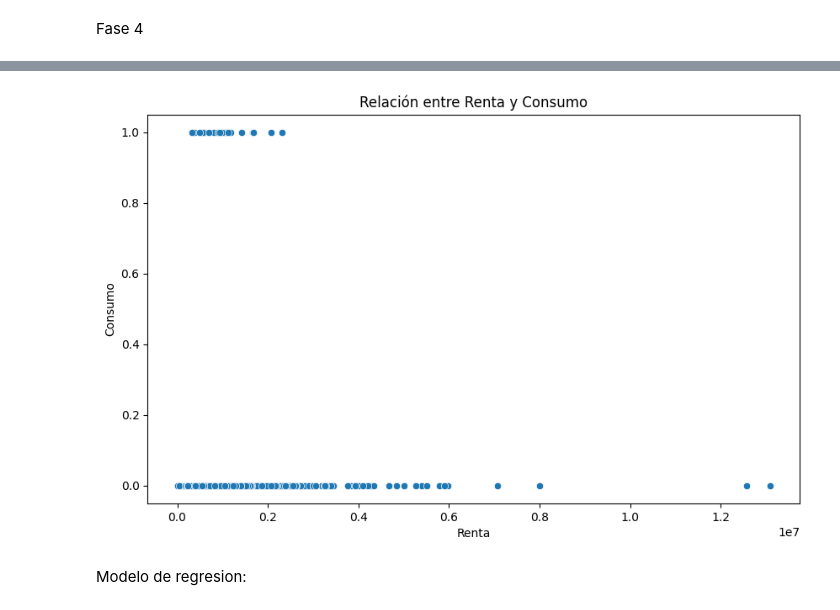
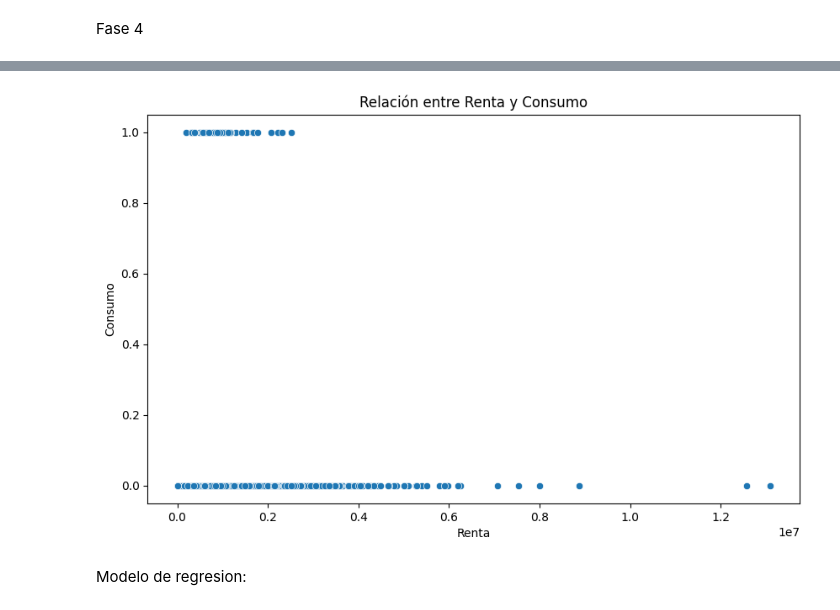
Before and after one commit to Andresilvampuero/monopoly, a Jupyter notebook: monopoly/notebooks/Monopoly.ipynb, the cells around one changed output, grey strips where cells are left out. Cells and saved outputs as stored; diff of their text form; code cells hidden in the pictures.

```diff
--- a/monopoly/notebooks/Monopoly.ipynb
+++ b/monopoly/notebooks/Monopoly.ipynb
@@ -192,8 +178,6 @@ Analysis of nan:
  - Median: 0.00
 # %% [markdown]
 Fase 3: Data Preparation
-# %%
-ds.drop(columns=ds.columns[-1], inplace=True)
 # %%
 columnas_deseadas = [
     'Id', 'Region', 'Renta', 'Sexo', 'Subsegmento', 'Edad',
@@ -228,2 +441,22 @@ ds[columnas_numericas] = ds[columnas_numericas].astype(int)
 # %%
-ds2 = ds
+# Convertir las columnas numéricas a entero
+for columna in cols_numericas:
+    ds_imputado[columna] = ds_imputado[columna].round().astype('int64')
+
+# Verificar los cambios
+print("Tipos de datos después de la conversión:")
+print("-" * 50)
+for columna in cols_numericas:
+    print(f"{columna}: {ds_imputado[columna].dtype}")
+
+# Mostrar algunas estadísticas para verificar el cambio
+print("\nPrimeras filas de algunas columnas numéricas:")
+print("-" * 50)
+print(ds_imputado[cols_numericas[:5]].head())
+
+# Verificar que no hay decimales
+print("\nVerificación de valores decimales:")
+print("-" * 50)
+for columna in cols_numericas:
+    if (ds_imputado[columna] % 1 != 0).any():
+        print(f"¡Advertencia! {columna} aún tiene decimales")
@@ -621,14 +913,14 @@ Fase 4
 # %%
 # Visualizar la relación entre Renta y Consumo
 plt.figure(figsize=(10, 6))
-sns.scatterplot(x=ds2['Renta'], y=ds2['Consumo'])
+sns.scatterplot(x=ds_imputado['Renta'], y=ds_imputado['Consumo'])
 plt.title('Relación entre Renta y Consumo')
 plt.xlabel('Renta')
 plt.ylabel('Consumo')
 plt.show()
 # %% [output]
 [interactive output not drawn]
-[figure, old version]
+[figure, new version]
 # %% [markdown]
 Modelo de regresion:
 # %%
```
Also changed, not shown: parts of 16 cells of this notebook.
